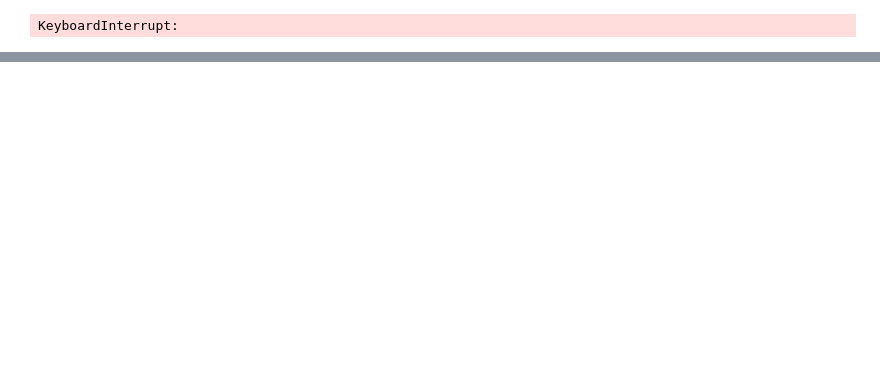
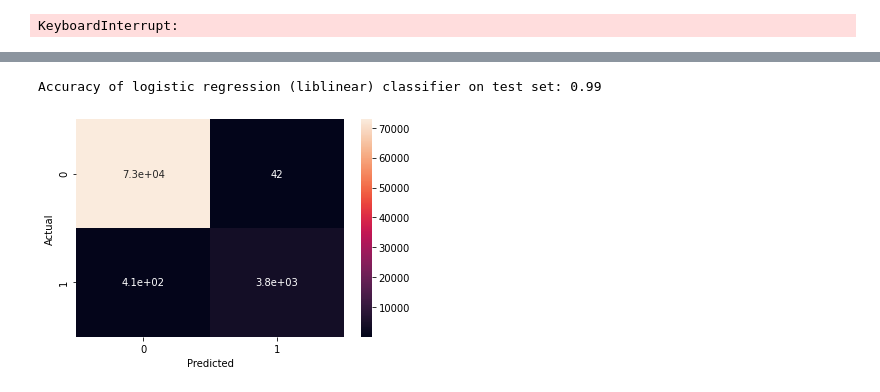
Before and after one commit to 2dukes/PROJ_IART_2021, a Jupyter notebook: proj2/CreditRisk.ipynb, the cells around one changed output, grey strips where cells are left out. Saved outputs shown, nothing was run; the diff lists cells and outputs as text; code cells hidden in the pictures; blank space fills up the shorter version.

```diff
--- a/proj2/CreditRisk.ipynb
+++ b/proj2/CreditRisk.ipynb
@@ -518,0 +602,16 @@ scatter.savefig("output.png")
+# %%
+from sklearn import metrics
+from sklearn.linear_model import LogisticRegression
+
+X_train, X_test, y_train, y_test = train_test_split(X, y, test_size=0.9, random_state=0)
+logreg = LogisticRegression(solver='liblinear')
+logreg.fit(X_train, y_train)
+y_pred = logreg.predict(X_test)
+
+
+confusion_matrix = pd.crosstab(y_test, y_pred, rownames=['Actual'], colnames=['Predicted'])
+sb.heatmap(confusion_matrix, annot=True)
+print('Accuracy of logistic regression (liblinear) classifier on test set: {:.2f}'.format(logreg.score(X_test, y_test)))
+# %% [output]
+Accuracy of logistic regression (liblinear) classifier on test set: 0.99
+[figure, added]
```
Also changed, not shown: parts of 16 cells of this notebook.
